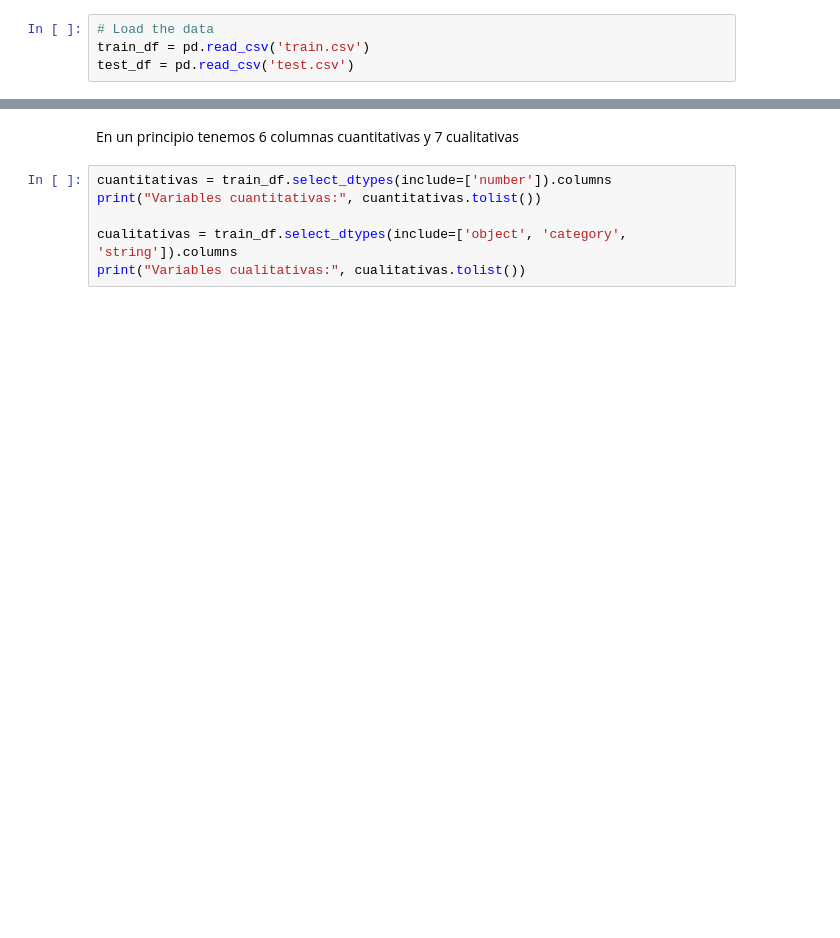
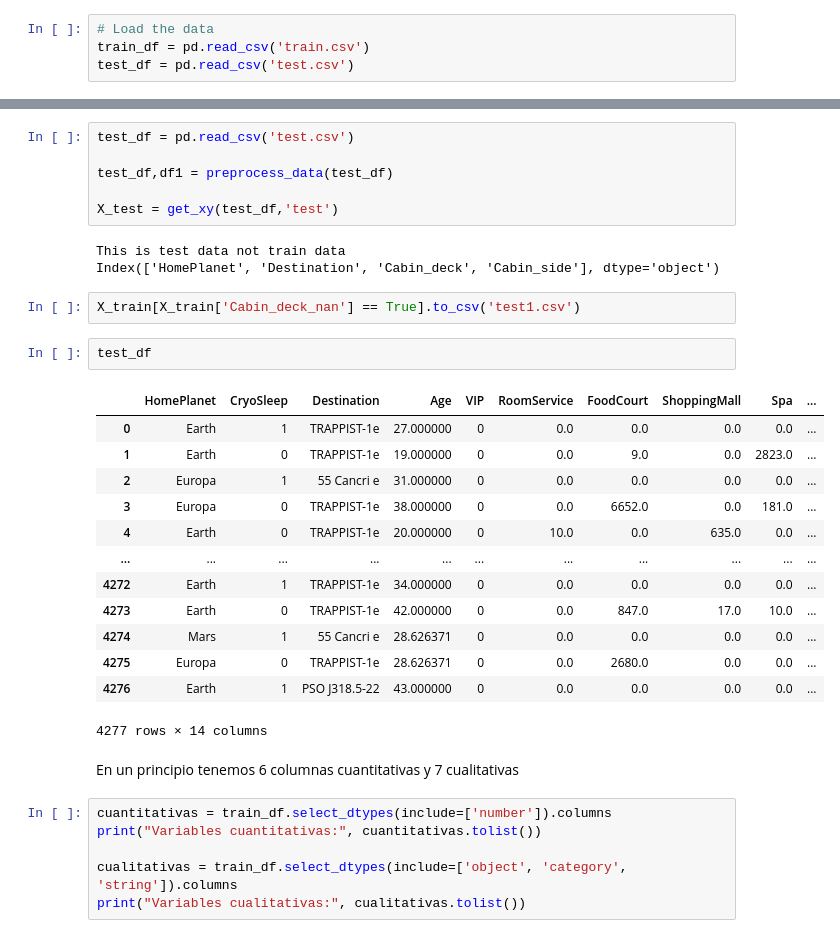
Before and after one commit to danielsaed/kaggle-competitions, a Jupyter notebook: Spaceship Titanic/notebook.ipynb, the cells around one changed output, grey strips where cells are left out. Cells and saved outputs as stored; diff of their text form; blank space fills up the shorter version.

```diff
--- a/Spaceship Titanic/notebook.ipynb
+++ b/Spaceship Titanic/notebook.ipynb
@@ -18,3 +287,30 @@ train_df.head()
+# %%
+test_df = pd.read_csv('test.csv')
+
+test_df,df1 = preprocess_data(test_df)
+
+X_test = get_xy(test_df,'test')
+# %% [output]
+This is test data not train data
+Index(['HomePlanet', 'Destination', 'Cabin_deck', 'Cabin_side'], dtype='object')
+# %%
+X_train[X_train['Cabin_deck_nan'] == True].to_csv('test1.csv')
+# %%
+test_df
+# %% [output]
+|  | HomePlanet | CryoSleep | Destination | Age | VIP | RoomService | FoodCourt | ShoppingMall | Spa | ... |
+| 0 | Earth | 1 | TRAPPIST-1e | 27.000000 | 0 | 0.0 | 0.0 | 0.0 | 0.0 | ... |
+| 1 | Earth | 0 | TRAPPIST-1e | 19.000000 | 0 | 0.0 | 9.0 | 0.0 | 2823.0 | ... |
+| 2 | Europa | 1 | 55 Cancri e | 31.000000 | 0 | 0.0 | 0.0 | 0.0 | 0.0 | ... |
+| 3 | Europa | 0 | TRAPPIST-1e | 38.000000 | 0 | 0.0 | 6652.0 | 0.0 | 181.0 | ... |
+| 4 | Earth | 0 | TRAPPIST-1e | 20.000000 | 0 | 10.0 | 0.0 | 635.0 | 0.0 | ... |
+| ... | ... | ... | ... | ... | ... | ... | ... | ... | ... | ... |
+| 4272 | Earth | 1 | TRAPPIST-1e | 34.000000 | 0 | 0.0 | 0.0 | 0.0 | 0.0 | ... |
+| 4273 | Earth | 0 | TRAPPIST-1e | 42.000000 | 0 | 0.0 | 847.0 | 17.0 | 10.0 | ... |
+| 4274 | Mars | 1 | 55 Cancri e | 28.626371 | 0 | 0.0 | 0.0 | 0.0 | 0.0 | ... |
+| 4275 | Europa | 0 | TRAPPIST-1e | 28.626371 | 0 | 0.0 | 2680.0 | 0.0 | 0.0 | ... |
+| 4276 | Earth | 1 | PSO J318.5-22 | 43.000000 | 0 | 0.0 | 0.0 | 0.0 | 0.0 | ... |
+4277 rows × 14 columns
 # %% [markdown]
 En un principio tenemos 6 columnas cuantitativas y 7 cualitativas
 # %%
```
Also changed, not shown: parts of 26 cells of this notebook, 13 other files.
